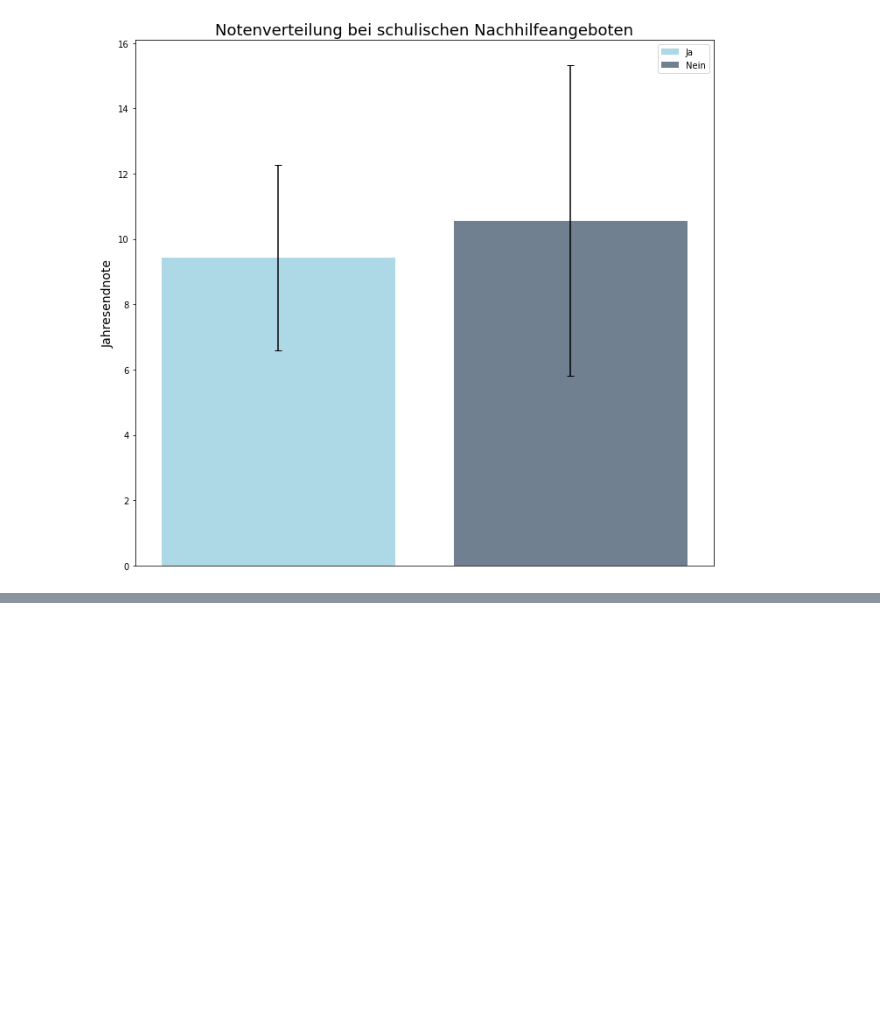
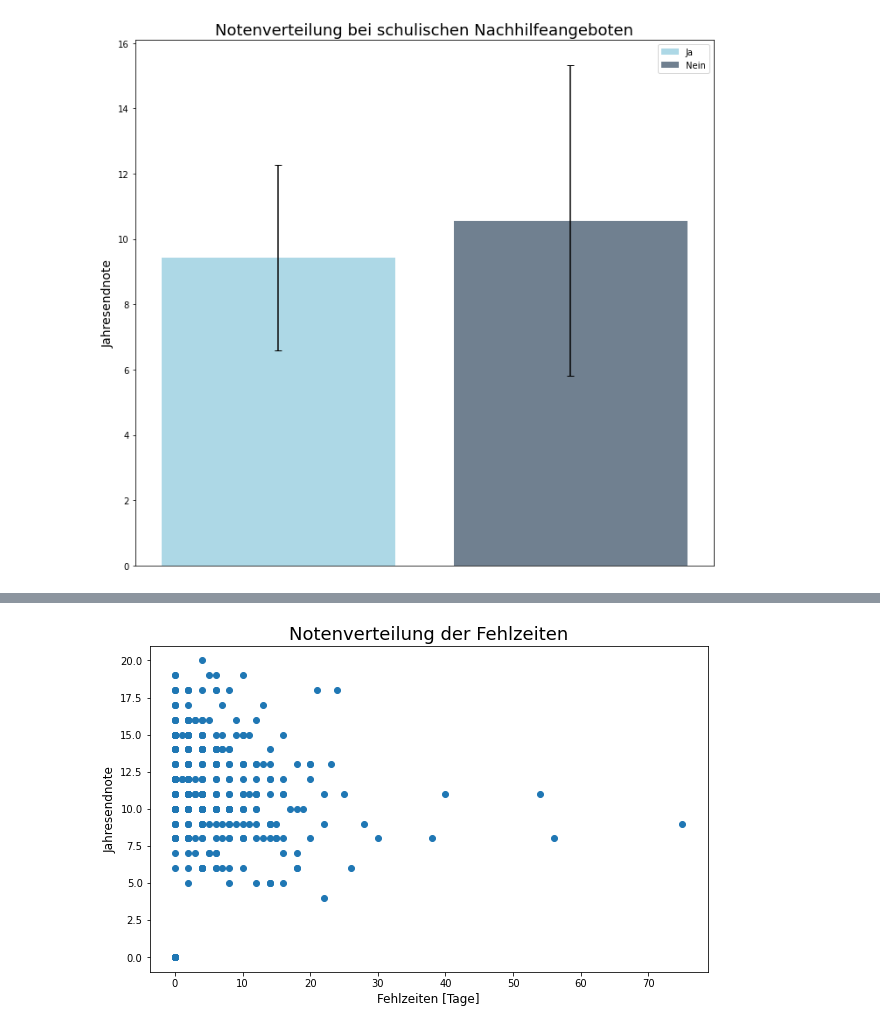
Before and after one commit to Carlson43/WWI20DSA_DV, a Jupyter notebook: W26/w26.ipynb, the cells around one changed output, grey strips where cells are left out. Saved outputs shown, nothing was run; the diff lists cells and outputs as text; code cells hidden in the pictures; blank space fills up the shorter version.

```diff
--- a/W26/w26.ipynb
+++ b/W26/w26.ipynb
@@ -274,0 +275,12 @@ plt.tight_layout()
+# %%
+# Abscence Graph
+plt.figure(figsize=(10, 6))
+
+plt.scatter(df.absences,df.G3)
+
+plt.title("Notenverteilung der Fehlzeiten", size = 18)
+plt.ylabel("Jahresendnote", size = 12)
+plt.xlabel("Fehlzeiten [Tage]", size = 12)
+plt.show()
+# %% [output]
+[figure, added]
```
Also changed, not shown: parts of 1 cell of this notebook.
